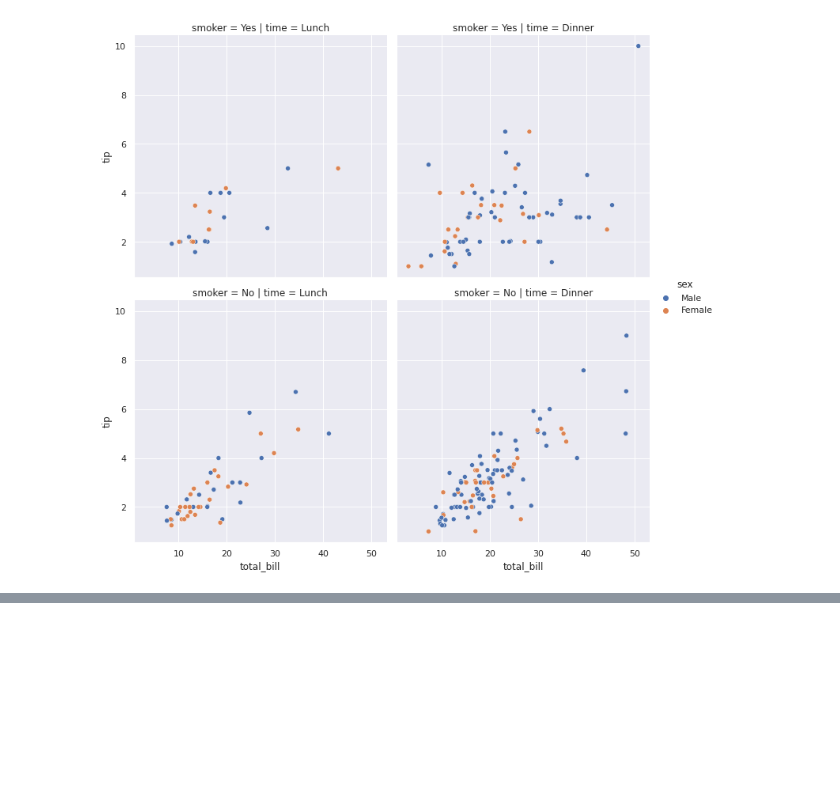
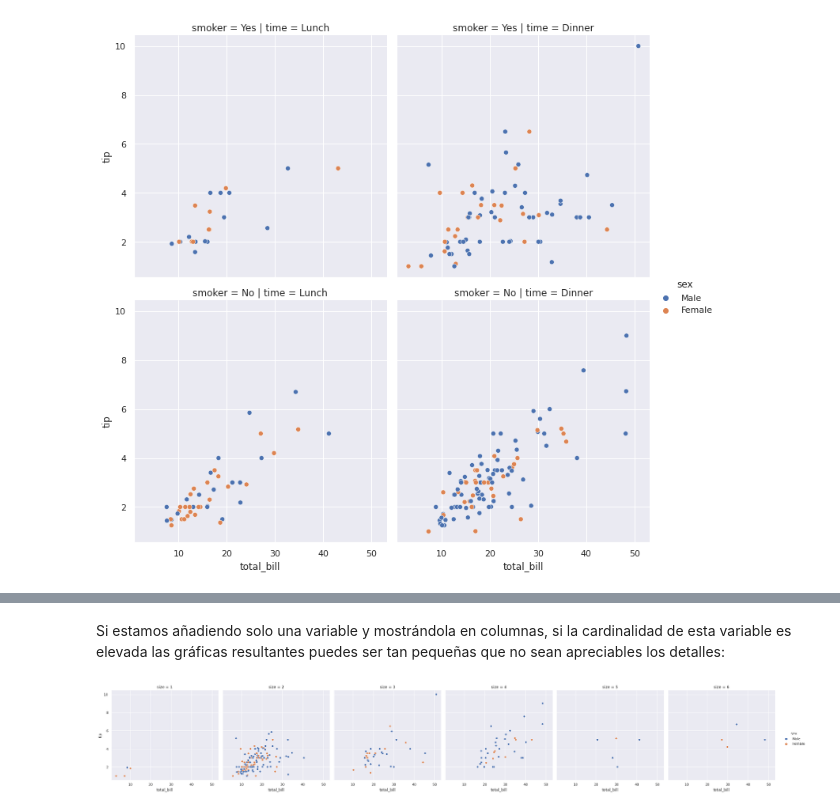
Before and after one commit to NachusS/Curso-Python-intermedio-para-Matematicos, a Jupyter notebook: notebooks/05-Extras-Seaborn_v1.ipynb, the cells around one changed output, grey strips where cells are left out. Cells and saved outputs as stored; diff of their text form; code cells hidden in the pictures; blank space fills up the shorter version.

```diff
--- a/notebooks/05-Extras-Seaborn_v1.ipynb
+++ b/notebooks/05-Extras-Seaborn_v1.ipynb
@@ -569,0 +582,6 @@ sns.relplot(x = "total_bill", y = "tip", hue = "sex", data = tips, row = "smoker
+# %% [markdown]
+Si estamos añadiendo solo una variable y mostrándola en columnas, si la cardinalidad de esta variable es elevada las gráficas resultantes puedes ser tan pequeñas que no sean apreciables los detalles:
+# %%
+sns.relplot(x = "total_bill", y = "tip", hue = "sex", data = tips, col = "size");
+# %% [output]
+[figure, added]
```
Also changed, not shown: parts of 185 cells of this notebook.
